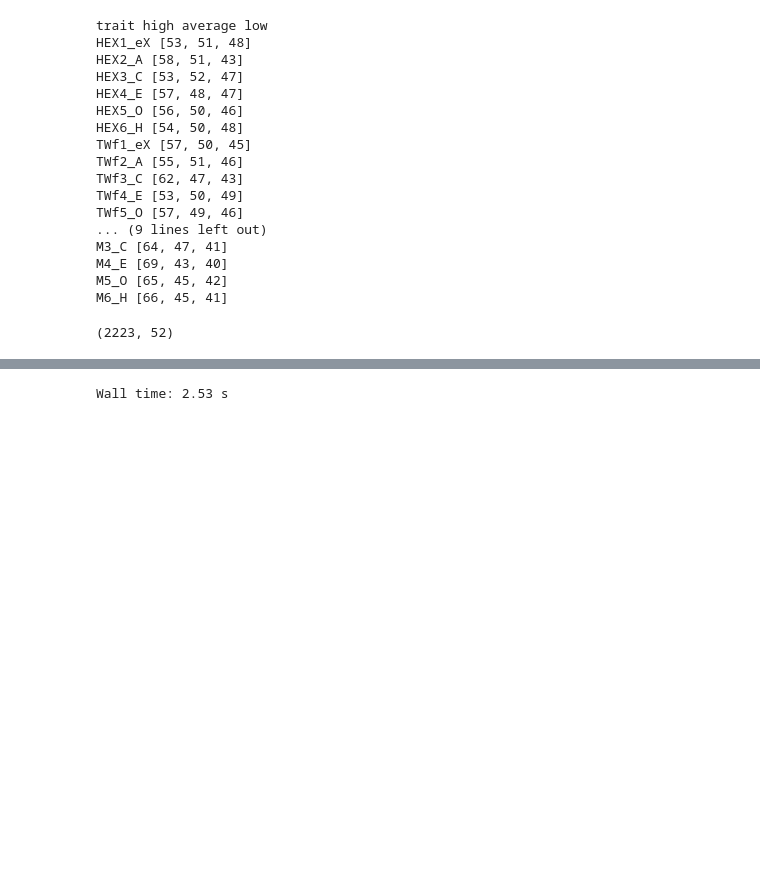
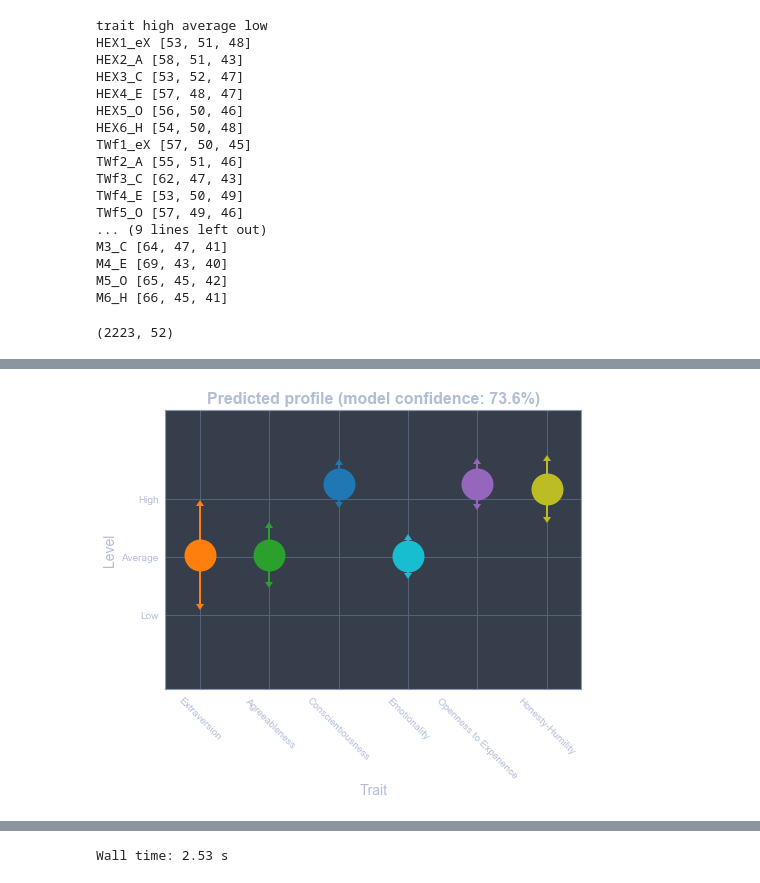
Before and after one commit to DanielTitkov/emmy, a Jupyter notebook: feature_extractor.ipynb, the cells around one changed output, grey strips where cells are left out. Saved outputs shown, nothing was run; the diff lists cells and outputs as text; code cells hidden in the pictures; blank space fills up the shorter version.

Commit message:
added trait plot

```diff
--- a/feature_extractor.ipynb
+++ b/feature_extractor.ipynb
@@ -541 +542,47 @@ text = """
+# %%
+def plot_traits(model, text, strict=True, mqw = 0.5, corrw = 0.3, textlen=700):
+    values = {'low': 1, 'average': 2, 'high': 3}
+    sd = 1
+    traits = model.traits
+    trait_labels = ['Extraversion', 'Agreeableness', 'Conscientiousness',
+                    'Emotionality', 'Openness to Experience', 'Honesty-Humility']
+
+    pred = model.predict(text, prob=False, stimulus=False)
+    predp = model.predict(text, prob=True, stimulus=False)
+    yval = [values[pred[trait+'_nom'][0]] - \
+            predp[trait+'_nom']['low']*corrw + \
+            predp[trait+'_nom']['high']*corrw \
+            for trait in traits]
+    xval = np.arange(len(traits))
+    limits = [sd*(1-predp[trait+'_nom'][pred[trait+'_nom'][0]]+0.25) for trait in traits]
+
+    textlen_penalty = 1 if len(text) > textlen else len(text) / textlen
+    if strict:
+        conf = np.mean(list(model.quality['test'].values())) * \
+            np.mean([max(v.values()) for v in predp.values()]) * textlen_penalty
+    else:
+        conf = (np.mean(list(model.quality['test'].values()))*(mqw) + \
+                np.mean([max(v.values()) for v in predp.values()])*(1-mqw)) * textlen_penalty
+
+    fig = plt.figure(figsize=(7,6))
+    plt.xticks(xval, trait_labels, rotation=-45)
+    plt.yticks(sorted(values.values()), ('Low', 'Average', 'High'))
+    colors = ['tab:orange', 'tab:green', 'tab:blue', 'tab:cyan', 'tab:purple', 'tab:olive']
+    plt.xlabel('Trait', fontsize=14)
+    plt.ylabel('Level', fontsize=14)
+    for i, c in enumerate(colors):
+        plt.errorbar(xval[i], yval[i], yerr=limits[i],
+                     uplims=True, lolims=True,
+                     fmt='o', markersize='32',ecolor=c, markerfacecolor=c, elinewidth=2, capsize=4)
+    plt.ylim(min(min(yval), min(values.values()))-max(limits)*1.5,
+             max(max(values.values()), max(yval))+max(limits)*1.5)
+    plt.xlim(min(xval)-0.5, max(xval)+0.5)
+    plt.title(('Predicted profile (model confidence: {:.1%})'.format(conf)),
+              fontsize=16, fontweight='bold');
+#     fig.patch.set_facecolor('0.2')
+    plt.tight_layout();
+# %%
+plot_traits(trm_logreg, text, strict=False)
+# %% [output]
+[figure, added]
 # %%
```
Also changed, not shown: parts of 8 cells of this notebook.
